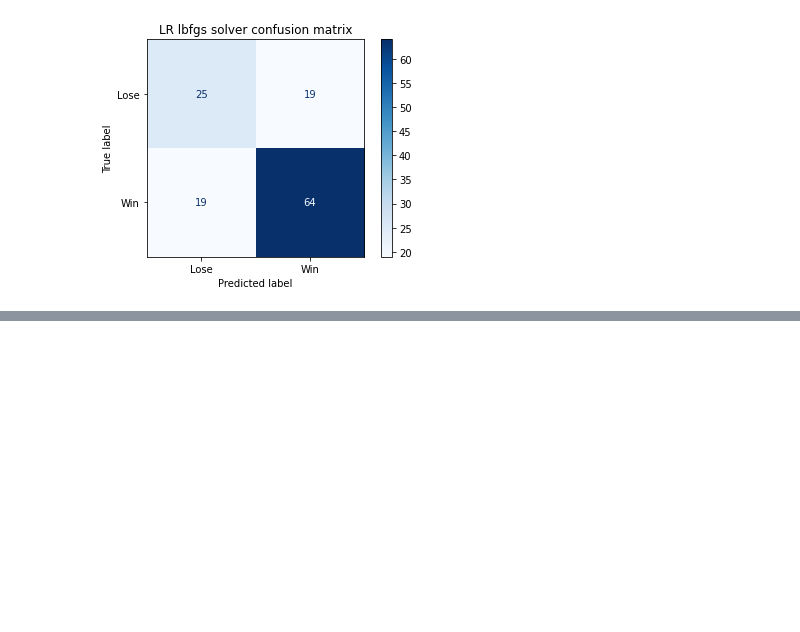
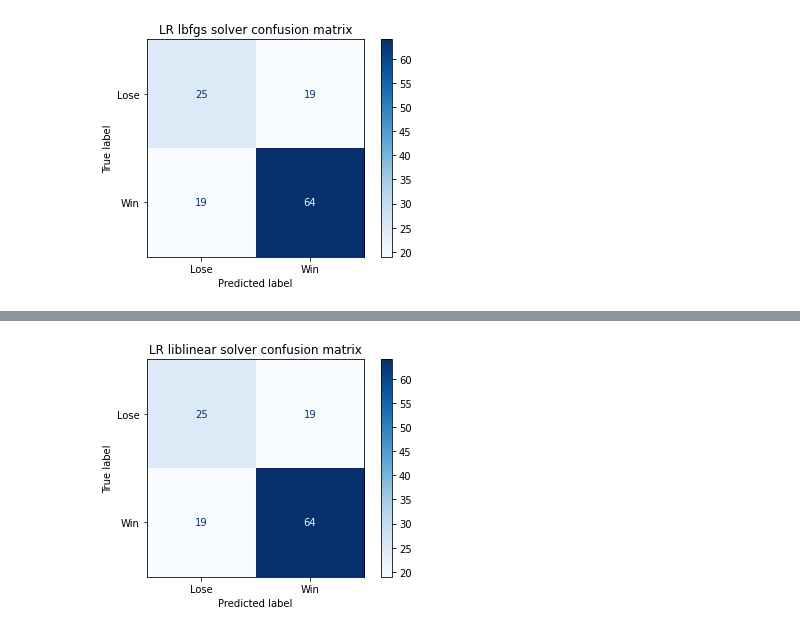
Before and after one commit to JoseRuizCasado/GamePredictionModelEvaluation, a Jupyter notebook: GamePrediction.ipynb, the cells around one changed output, grey strips where cells are left out. Drawn from its saved outputs; the diff is of its cells as text; code cells hidden in the pictures; blank space fills up the shorter version.

```diff
--- a/GamePrediction.ipynb
+++ b/GamePrediction.ipynb
@@ -276,0 +284,7 @@ plt.show()
+# %%
+plot_confusion_matrix(LR_liblinear, x_test, y_test, display_labels=display_labels, cmap=plt.cm.Blues, normalize=None)
+plt.title('LR liblinear solver confusion matrix')
+plt.savefig('models-study-figures/lr-liblinear.png')
+plt.show()
+# %% [output]
+[figure, added]
```
Also changed, not shown: parts of 12 cells of this notebook, 9 other files.
